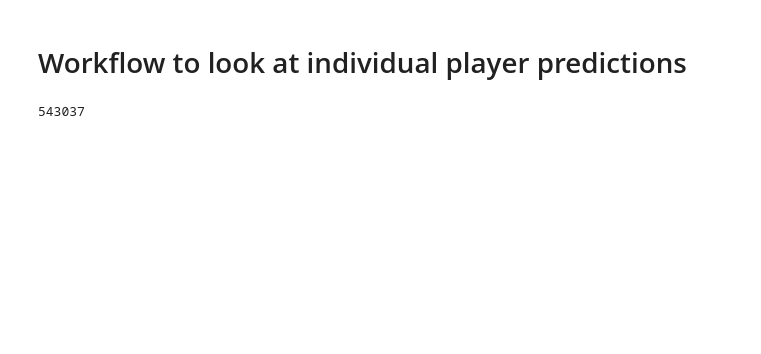
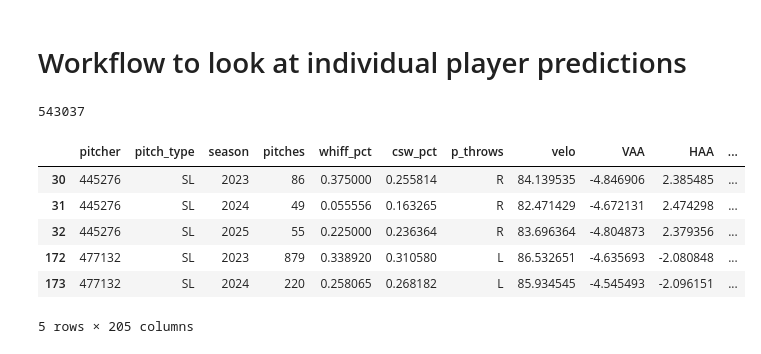
Before and after one commit to mcgillies/PitchArsenalModelling, a Jupyter notebook: src/models/model_test.ipynb, the cells around one changed output. Saved outputs shown, nothing was run; the diff lists cells and outputs as text; code cells hidden in the pictures; blank space fills up the shorter version.

```diff
--- a/src/models/model_test.ipynb
+++ b/src/models/model_test.ipynb
@@ -312,3 +334,15 @@ def explain_one_prediction(
         "X_row": X_row,
         "shap_values": shap_values
     }
+# %%
+# Get pitchers from X_val:
+
+val.head()
+# %% [output]
+|  | pitcher | pitch_type | season | pitches | whiff_pct | csw_pct | p_throws | velo | VAA | HAA | ... |
+| 30 | 445276 | SL | 2023 | 86 | 0.375000 | 0.255814 | R | 84.139535 | -4.846906 | 2.385485 | ... |
+| 31 | 445276 | SL | 2024 | 49 | 0.055556 | 0.163265 | R | 82.471429 | -4.672131 | 2.474298 | ... |
+| 32 | 445276 | SL | 2025 | 55 | 0.225000 | 0.236364 | R | 83.696364 | -4.804873 | 2.379356 | ... |
+| 172 | 477132 | SL | 2023 | 879 | 0.338920 | 0.310580 | L | 86.532651 | -4.635693 | -2.080848 | ... |
+| 173 | 477132 | SL | 2024 | 220 | 0.258065 | 0.268182 | L | 85.934545 | -4.545493 | -2.096151 | ... |
+5 rows × 205 columns
```
Also changed, not shown: parts of 18 cells of this notebook.
